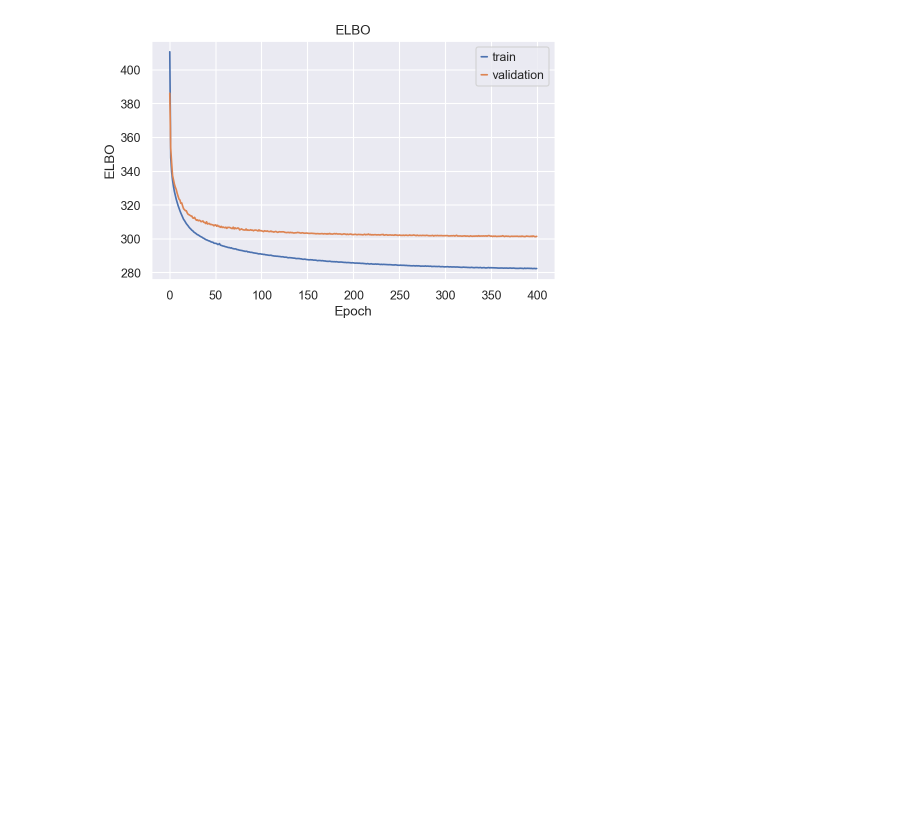
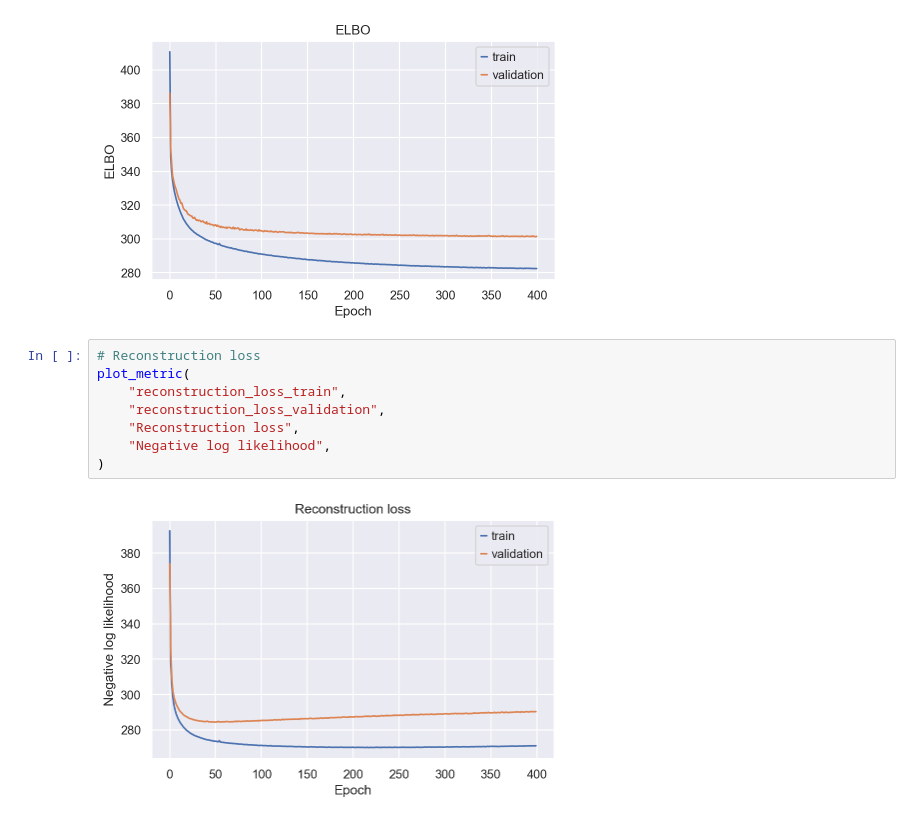
Before and after one commit to otodreas/Nygen_Interview, a Jupyter notebook: notebooks/scVI.ipynb, the cells around one changed output. Drawn from its saved outputs; the diff is of its cells as text; blank space fills up the shorter version.

```diff
--- a/notebooks/scVI.ipynb
+++ b/notebooks/scVI.ipynb
@@ -112,3 +112,13 @@ if "elbo_train" in hist:
     plot_metric("elbo_train", "elbo_validation", "ELBO", "ELBO")
 # %% [output]
 [figure]
+# %%
+# Reconstruction loss
+plot_metric(
+    "reconstruction_loss_train",
+    "reconstruction_loss_validation",
+    "Reconstruction loss",
+    "Negative log likelihood",
+)
+# %% [output]
+[figure, added]
```
Also changed, not shown: parts of 11 cells of this notebook, 1 other file.
